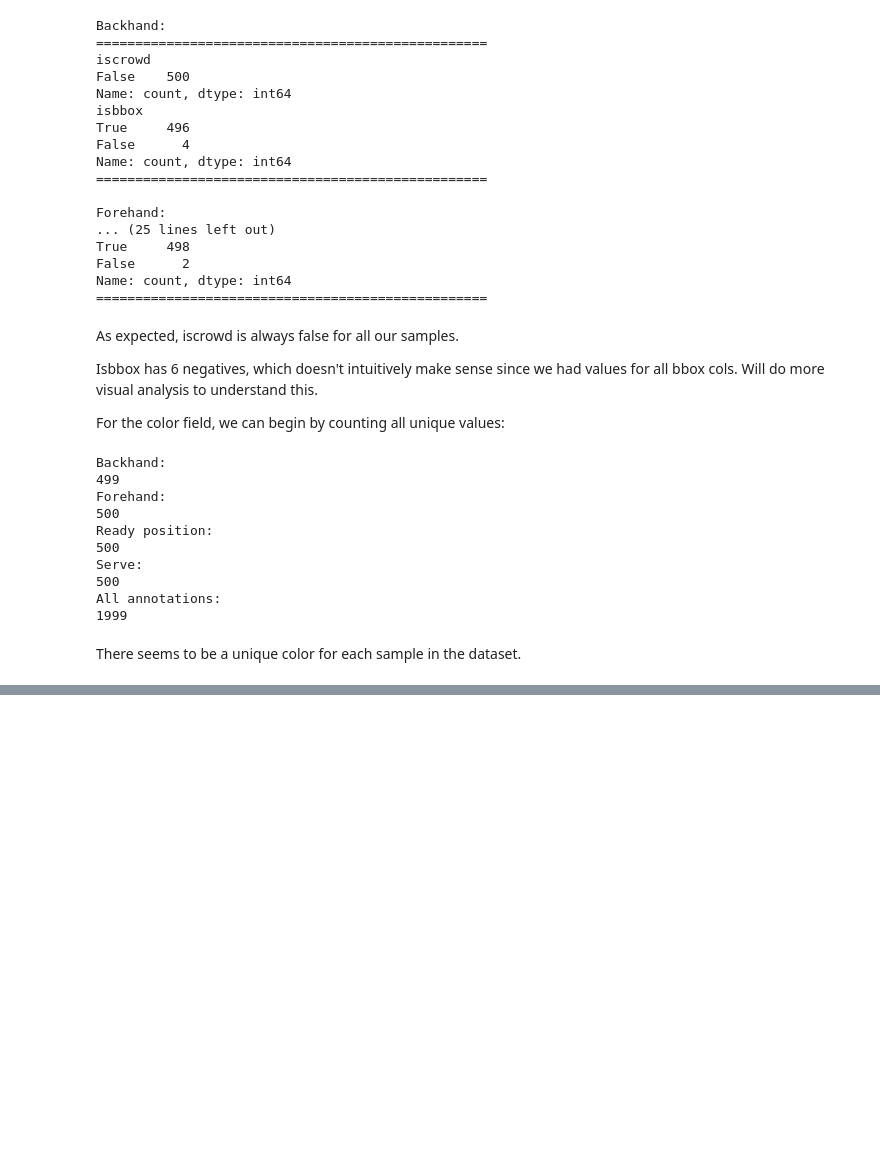
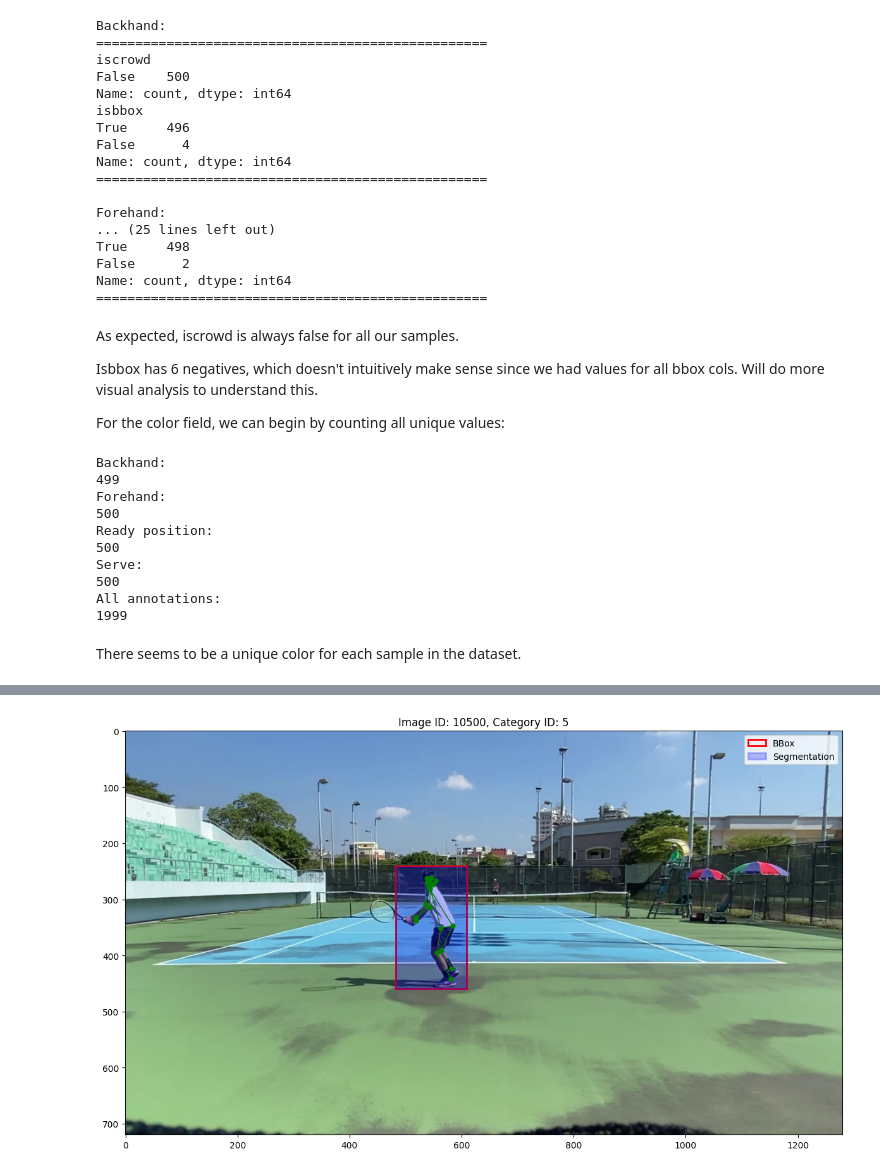
Before and after one commit to hanyiliu/tennis-pose-detection, a Jupyter notebook: eda/tennis-player-actions-eda-hanyi.ipynb, the cells around one changed output, grey strips where cells are left out. Drawn from its saved outputs; the diff is of its cells as text; code cells hidden in the pictures; blank space fills up the shorter version.

Commit message:
feat: visualize samples

```diff
--- a/eda/tennis-player-actions-eda-hanyi.ipynb
+++ b/eda/tennis-player-actions-eda-hanyi.ipynb
@@ -316,0 +343,98 @@ serve.
+# %%
+from PIL import Image
+import numpy as np
+import matplotlib.pyplot as plt
+import matplotlib.patches as patches
+
+def visualize_annotation(annotation, data_dict, image_dir=None, keypoint_skeleton=None):
+    """
+    Visualize a single annotation with bbox, segmentation mask, and pose skeleton.
+
+    Parameters:
+    - annotation: a row from the annotations dataframe
+    - data_dict: dict containing "images" and "categories" dataframes
+    - image_dir: optional path override to the images directory
+    - keypoint_skeleton: optional list of tuples defining skeleton connections
+    """
+    image_df = data_dict["images"]
+
+    # Get image info
+    image_id = annotation['image_id']
+    image_info = image_df[image_df['id'] == image_id].iloc[0]
+    image_rel = image_info['path']
+    if image_rel.startswith("../"):
+        image_rel = image_rel[3:]
+    image_path = os.path.normpath(
+        os.path.join(path, "Tennis Player Actions Dataset for Human Pose Estimation", image_rel)
+    )
+
+    # Build skeleton automatically if not provided
+    if keypoint_skeleton is None:
+        categories_df = data_dict["categories"]
+        raw_skeleton = categories_df.iloc[0]["skeleton"]
+        keypoint_skeleton = [(a - 1, b - 1) for a, b in raw_skeleton]
+
+    # Load image
+    img = Image.open(image_path)
+    img_array = np.array(img)
+
+    # Create figure
+    fig, ax = plt.subplots(1, 1, figsize=(12, 8))
+    ax.imshow(img_array)
+
+    # Draw bbox
+    bbox = annotation['bbox']
+    rect = patches.Rectangle((bbox[0], bbox[1]), bbox[2], bbox[3],
+                             linewidth=2, edgecolor='r', facecolor='none', label='BBox')
+    ax.add_patch(rect)
+
+    # Draw segmentation mask (polygon)
+    seg = annotation['segmentation']
+    if seg and len(seg) > 0:
+        if isinstance(seg[0], (int, float)):
+            seg_polys = [seg]
+        else:
+            seg_polys = seg
+        for mask in seg_polys:
+            mask_array = np.array(mask).reshape(-1, 2)
+            polygon = patches.Polygon(
+                mask_array,
+                closed=True,
+                linewidth=2,
+                edgecolor='b',
+                facecolor='b',
+                alpha=0.25,
+                label='Segmentation'
+            )
+            ax.add_patch(polygon)
+
+    # Draw keypoints and skeleton
+    keypoints = annotation['keypoints']
+    keypoints_array = np.array(keypoints).reshape(-1, 3)
+
+    # Plot keypoints
+    for i, (x, y, v) in enumerate(keypoints_array):
+        if v > 0:  # Only plot visible keypoints
+            ax.plot(x, y, 'go', markersize=5)
+
+    # Plot skeleton connections
+    if keypoint_skeleton:
+        for start_idx, end_idx in keypoint_skeleton:
+            x_start, y_start, v_start = keypoints_array[start_idx]
+            x_end, y_end, v_end = keypoints_array[end_idx]
+            if v_start > 0 and v_end > 0:
+                ax.plot([x_start, x_end], [y_start, y_end], 'g-', linewidth=1)
+
+    ax.set_title(f"Image ID: {image_id}, Category ID: {annotation['category_id']}")
+    ax.legend()
+    plt.tight_layout()
+
+    print("BBox:", bbox)
+    print("Segmentation:", seg)
+    print("Keypoints:", keypoints)
+
+    plt.show()
+
+# Example: visualize first backhand annotation
+visualize_annotation(backhand_data['annotations'].iloc[499], backhand_data)
+# %% [output]
@@ -316,0 +445 @@ serve.
+[figure, added]
```
Also changed, not shown: parts of 7 cells of this notebook.
